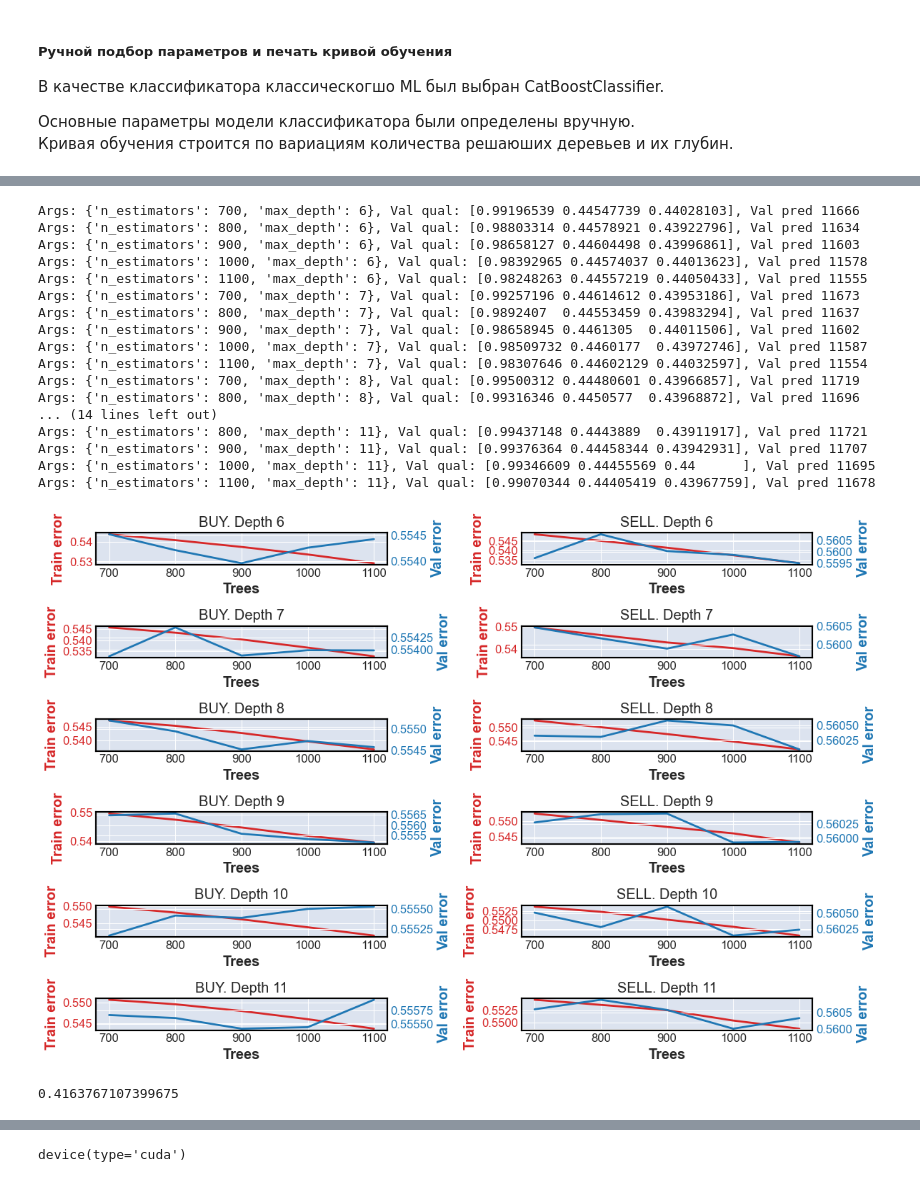
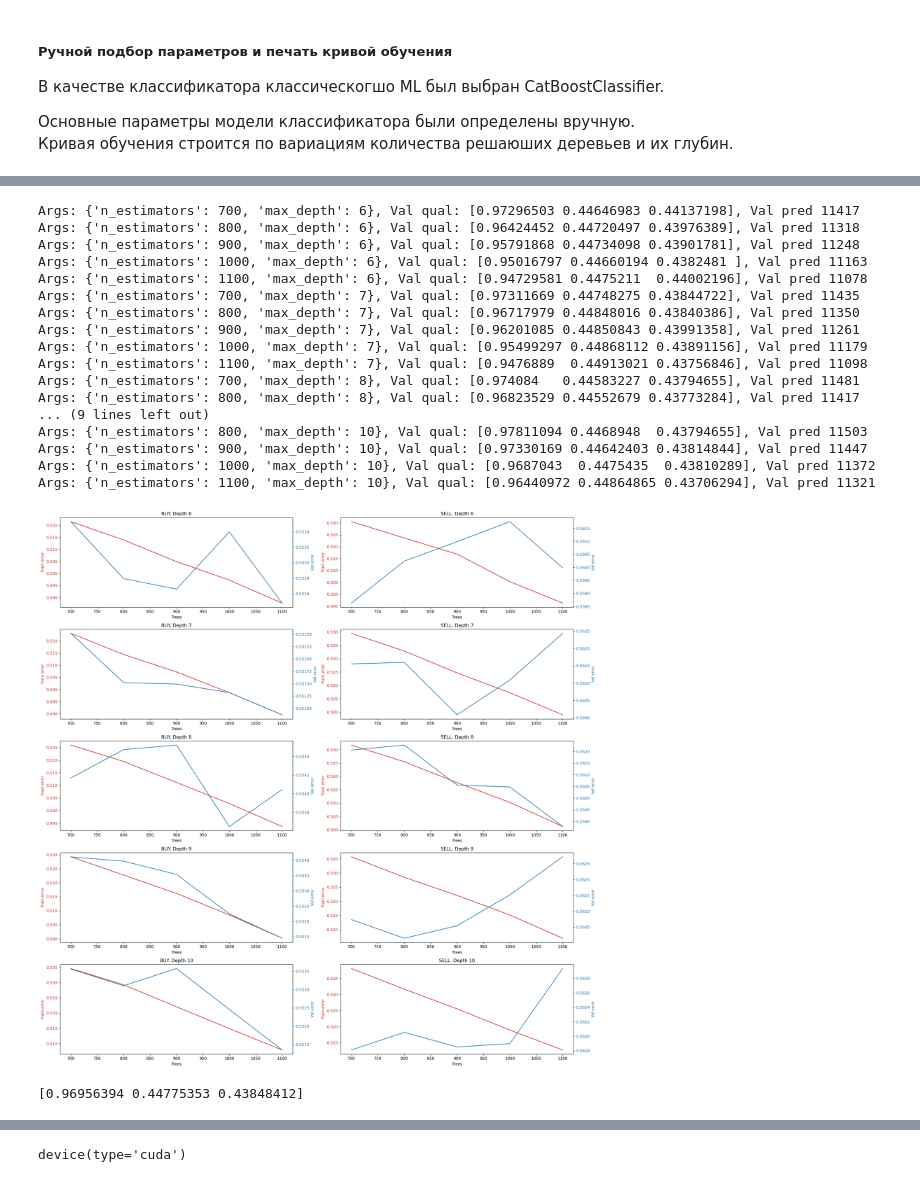
Before and after one commit to emazurenko/otus-ml-professional, a Jupyter notebook: projectwork/projectwork.ipynb, the cells around one changed output, grey strips where cells are left out. Cells and saved outputs as stored; diff of their text form; code cells hidden in the pictures.

```diff
--- a/projectwork/projectwork.ipynb
+++ b/projectwork/projectwork.ipynb
@@ -151,17 +149,14 @@ CURRENCY_KEY_SUFFIX = 'currency'
 
 DIRECTION_KEY_SUFFIX = 'direction'
 PART_BODY_KEY_SUFFIX = 'part_body'
-PART_HEAD_KEY_SUFFIX = 'head_body'
-PART_TAIL_KEY_SUFFIX = 'tail_body'
+PART_HEAD_KEY_SUFFIX = 'part_head'
+PART_TAIL_KEY_SUFFIX = 'part_tail'
 POSITION_MA5_KEY_SUFFIX = 'ma5_position'
 POSITION_MA10_KEY_SUFFIX = 'ma10_position'
 POSITION_MA15_KEY_SUFFIX = 'ma15_position'
 RATIO_BODY_SIZE_KEY_SUFFIX = 'ratio_body_size'
 RATIO_SIZE_KEY_SUFFIX = 'ratio_size'
 RATIO_CLOSE_KEY_SUFFIX = 'ratio_close'
-POSITION_MA5_HIGH_KEY_SUFFIX = 'ma5_high_position'
-POSITION_MA10_HIGH_KEY_SUFFIX = 'ma10_high_position'
-POSITION_MA15_HIGH_KEY_SUFFIX = 'ma15_high_position'
 
 PRED_CLASS_LABLE_KEY = 'pred_class'
 
@@ -582,17 +577,16 @@ Name: count, dtype: int64
 # %%
 # Высший приоритет весов для последних свечей
 def get_weight(feature: str):
-    # if feature.startswith(f't{COMBINATION_LENGTH + 1}'):
-    #     return 2
-    # elif feature.startswith(f't{COMBINATION_LENGTH}'):
-    #     return 2
-    # elif feature.startswith(f't{COMBINATION_LENGTH - 1}'):
-    #     return 1.5
-    # elif feature.startswith('t1'):
-    #     return 0.5
-    # else:
-    #     return 1
-    return 1
+    if feature.startswith(f't{COMBINATION_LENGTH + 1}'):
+        return 2
+    elif feature.startswith(f't{COMBINATION_LENGTH}'):
+        return 2
+    elif feature.startswith(f't{COMBINATION_LENGTH - 1}'):
+        return 1.5
+    elif feature.startswith('t1'):
+        return 0.5
+    else:
+        return 1
 
 feature_weights = {feature: get_weight(feature) for feature in processed_data.columns}
 feature_weights
@@ -621,15 +615,12 @@ from catboost import CatBoostClassifier
 def fit_classifier(X_train, y_train, **kwargs):
     clf = CatBoostClassifier(
         **kwargs,
-        learning_rate=0.08,
+        learning_rate=0.1,
         auto_class_weights='Balanced',
         leaf_estimation_iterations=3,
         logging_level="Silent",
         loss_function='MultiClass',
-        grow_policy='Lossguide',
         min_data_in_leaf=3,
-        l2_leaf_reg=10,
-        max_leaves = 22,
         feature_weights=feature_weights
         )
     clf.fit(X_train, y_train)
@@ -671,48 +662,48 @@ def print_train_curve(ax1, title, xlabel, complexity, quals_train, quals_val):
 # %%
 # Цикл обучения
 axes_columns_num = 2
 
-depth = range(6, 12)
+depth = range(6, 11)
 trees = range(700, 1200, 100)
 
-fig, axes = plt.subplots(ncols=axes_columns_num, nrows=len(depth), figsize=(12, 8))
+fig, axes = plt.subplots(ncols=axes_columns_num, nrows=len(depth), figsize=(20, 20))
 
 for i, d in enumerate(depth):
     quals_train = []
     quals_val = []
 
     for t in trees:
         q_train, q_val = train(X_train=X_train, y_train=y_train, X_val=X_val, y_val=y_val, n_estimators=t, max_depth=d)
 
         quals_train.append(1 - q_train)
         quals_val.append(1 - q_val)
 
     quals_train = np.array(quals_train)
     quals_val = np.array(quals_val)
     print_train_curve(axes[i][0], f'BUY. Depth {d}', 'Trees', trees, quals_train[:,1], quals_val[:,1])
     print_train_curve(axes[i][1], f'SELL. Depth {d}', 'Trees', trees, quals_train[:,2], quals_val[:,2])
 
 fig.tight_layout()
 plt.show()
 # %% [output]
-Args: {'n_estimators': 700, 'max_depth': 6}, Val qual: [0.99196539 0.44547739 0.44028103], Val pred 11666
-Args: {'n_estimators': 800, 'max_depth': 6}, Val qual: [0.98803314 0.44578921 0.43922796], Val pred 11634
-Args: {'n_estimators': 900, 'max_depth': 6}, Val qual: [0.98658127 0.44604498 0.43996861], Val pred 11603
-Args: {'n_estimators': 1000, 'max_depth': 6}, Val qual: [0.98392965 0.44574037 0.44013623], Val pred 11578
-Args: {'n_estimators': 1100, 'max_depth': 6}, Val qual: [0.98248263 0.44557219 0.44050433], Val pred 11555
-Args: {'n_estimators': 700, 'max_depth': 7}, Val qual: [0.99257196 0.44614612 0.43953186], Val pred 11673
-Args: {'n_estimators': 800, 'max_depth': 7}, Val qual: [0.9892407  0.44553459 0.43983294], Val pred 11637
-Args: {'n_estimators': 900, 'max_depth': 7}, Val qual: [0.98658945 0.4461305  0.44011506], Val pred 11602
-Args: {'n_estimators': 1000, 'max_depth': 7}, Val qual: [0.98509732 0.4460177  0.43972746], Val pred 11587
-Args: {'n_estimators': 1100, 'max_depth': 7}, Val qual: [0.98307646 0.44602129 0.44032597], Val pred 11554
-Args: {'n_estimators': 700, 'max_depth': 8}, Val qual: [0.99500312 0.44480601 0.43966857], Val pred 11719
-Args: {'n_estimators': 800, 'max_depth': 8}, Val qual: [0.99316346 0.4450577  0.43968872], Val pred 11696
-... (14 lines left out)
-Args: {'n_estimators': 800, 'max_depth': 11}, Val qual: [0.99437148 0.4443889  0.43911917], Val pred 11721
-Args: {'n_estimators': 900, 'max_depth': 11}, Val qual: [0.99376364 0.44458344 0.43942931], Val pred 11707
-Args: {'n_estimators': 1000, 'max_depth': 11}, Val qual: [0.99346609 0.44455569 0.44      ], Val pred 11695
-Args: {'n_estimators': 1100, 'max_depth': 11}, Val qual: [0.99070344 0.44405419 0.43967759], Val pred 11678
+Args: {'n_estimators': 700, 'max_depth': 6}, Val qual: [0.97296503 0.44646983 0.44137198], Val pred 11417
+Args: {'n_estimators': 800, 'max_depth': 6}, Val qual: [0.96424452 0.44720497 0.43976389], Val pred 11318
+Args: {'n_estimators': 900, 'max_depth': 6}, Val qual: [0.95791868 0.44734098 0.43901781], Val pred 11248
+Args: {'n_estimators': 1000, 'max_depth': 6}, Val qual: [0.95016797 0.44660194 0.4382481 ], Val pred 11163
+Args: {'n_estimators': 1100, 'max_depth': 6}, Val qual: [0.94729581 0.4475211  0.44002196], Val pred 11078
+Args: {'n_estimators': 700, 'max_depth': 7}, Val qual: [0.97311669 0.44748275 0.43844722], Val pred 11435
+Args: {'n_estimators': 800, 'max_depth': 7}, Val qual: [0.96717979 0.44848016 0.43840386], Val pred 11350
+Args: {'n_estimators': 900, 'max_depth': 7}, Val qual: [0.96201085 0.44850843 0.43991358], Val pred 11261
+Args: {'n_estimators': 1000, 'max_depth': 7}, Val qual: [0.95499297 0.44868112 0.43891156], Val pred 11179
+Args: {'n_estimators': 1100, 'max_depth': 7}, Val qual: [0.9476889  0.44913021 0.43756846], Val pred 11098
+Args: {'n_estimators': 700, 'max_depth': 8}, Val qual: [0.974084   0.44583227 0.43794655], Val pred 11481
+Args: {'n_estimators': 800, 'max_depth': 8}, Val qual: [0.96823529 0.44552679 0.43773284], Val pred 11417
+... (9 lines left out)
+Args: {'n_estimators': 800, 'max_depth': 10}, Val qual: [0.97811094 0.4468948  0.43794655], Val pred 11503
+Args: {'n_estimators': 900, 'max_depth': 10}, Val qual: [0.97330169 0.44642403 0.43814844], Val pred 11447
+Args: {'n_estimators': 1000, 'max_depth': 10}, Val qual: [0.9687043  0.4475435  0.43810289], Val pred 11372
+Args: {'n_estimators': 1100, 'max_depth': 10}, Val qual: [0.96440972 0.44864865 0.43706294], Val pred 11321
-[figure, old version]
+[figure, new version]
 # %%
 # Построение классификатора от лучших гиперпараметров
 clf = fit_classifier(X_train=X_train, y_train=y_train, n_estimators=1000, max_depth=9)
@@ -722,7 +713,7 @@ q_val = precision_score(y_true=y_val, y_pred=y_val_pred, average=None)
 
 print(q_val)
 # %% [output]
-0.4163767107399675
+[0.96956394 0.44775353 0.43848412]
 # %%
 # Проверка на тестовом множестве
 y_test_pred = clf.predict(X_test)
```
Also changed, not shown: parts of 19 cells of this notebook.
